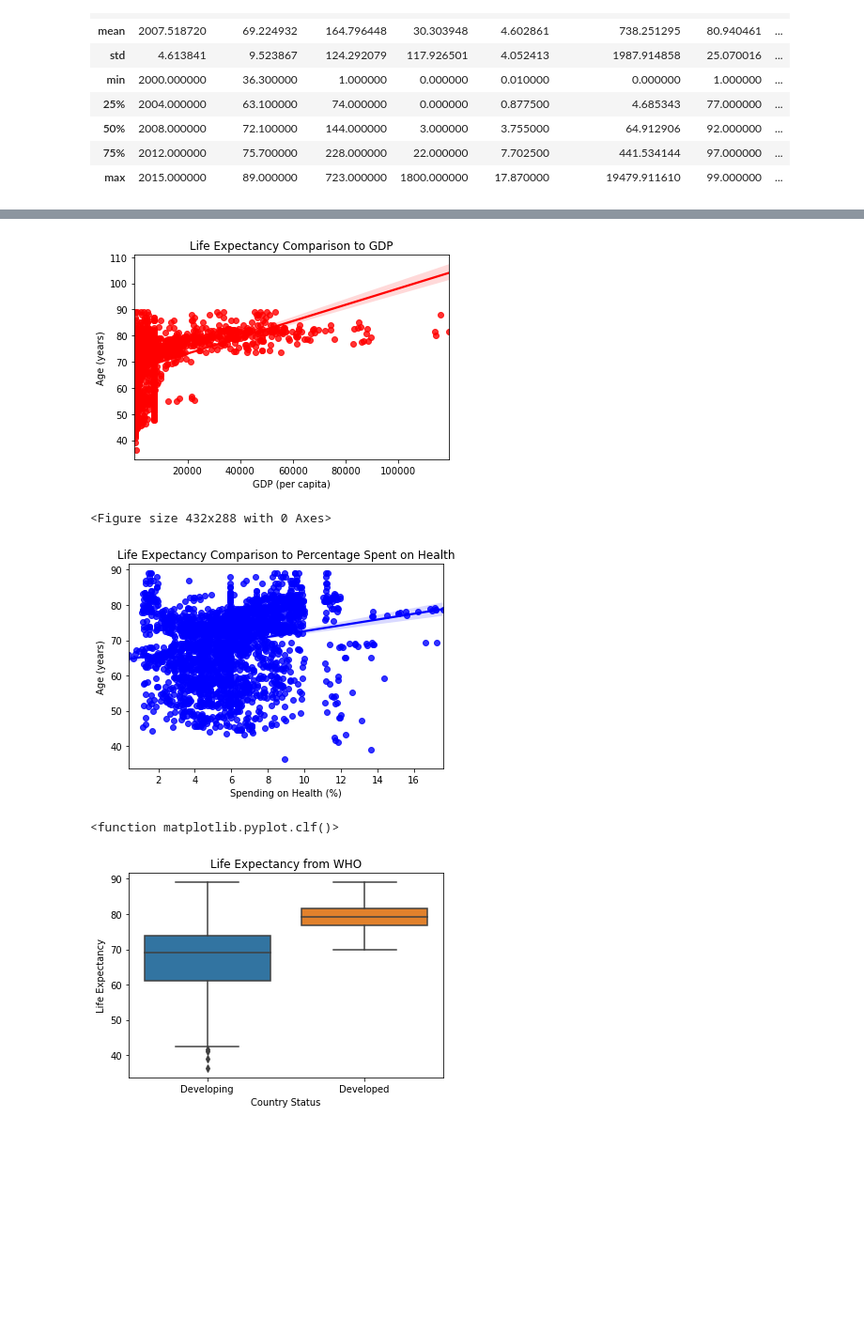
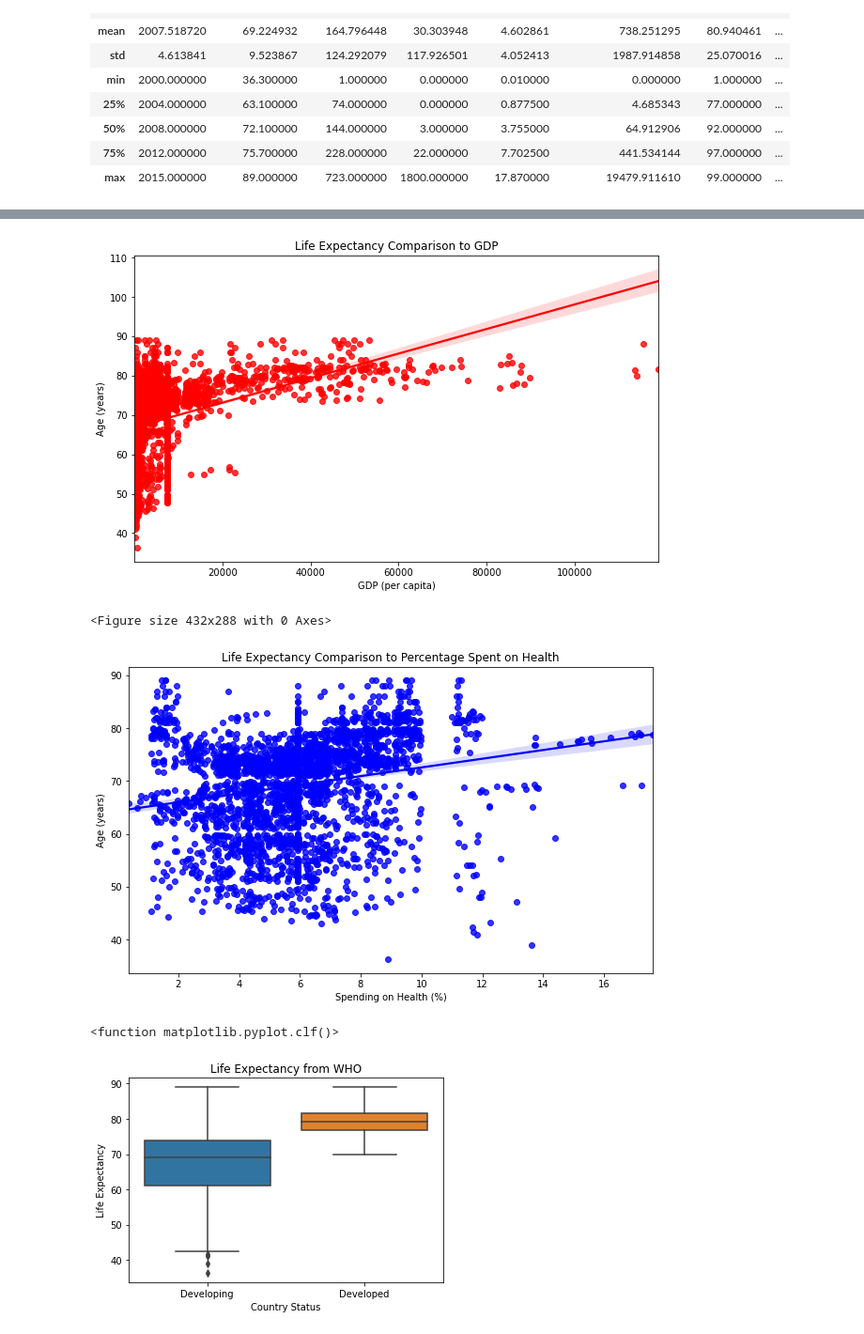
Before and after one commit to libclick/DATA201, a Jupyter notebook: LifeExpectancy.ipynb, the cells around one changed output, grey strips where cells are left out. Shown: that part at 94% size. Cells and saved outputs as stored; diff of their text form; code cells hidden in the pictures; blank space fills up the shorter version.

```diff
--- a/LifeExpectancy.ipynb
+++ b/LifeExpectancy.ipynb
@@ -76,25 +76,27 @@ dtypes: float64(16), int64(4), object(2)
 memory usage: 505.1+ KB
 # %%
 #plot life_exp as function of gdp
-sns.regplot(x="gdp", y="life_exp", color = "red", data=life)
+fig, ax = plt.subplots(figsize=(10,6))
+sns.regplot(x="gdp", y="life_exp", color = "red", ax = ax, data=life)
 plt.title("Life Expectancy Comparison to GDP")
 plt.xlabel("GDP (per capita)")
 plt.ylabel("Age (years)")
 plt.show()
 plt.clf()
 # %% [output]
-[figure, old version]
+[figure, new version]
 <Figure size 432x288 with 0 Axes>
 # %%
 #plot life_exp by health spending rate : BAD DATA ; SEE life.describe() chunk;
 #original csv mixed up spend_percentage column with spend_total column
-sns.regplot(x="spend_total", y="life_exp", color = "blue", data=life)
+fig, ax = plt.subplots(figsize=(10,6))
+sns.regplot(x="spend_total", y="life_exp", color = "blue", ax = ax, data=life)
 plt.title("Life Expectancy Comparison to Percentage Spent on Health")
 plt.xlabel("Spending on Health (%)")
 plt.ylabel("Age (years)")
 plt.show()
 plt.clf
 # %% [output]
-[figure, old version]
+[figure, new version]
 <function matplotlib.pyplot.clf()>
 # %%
```
Also changed, not shown: parts of 6 cells of this notebook.
